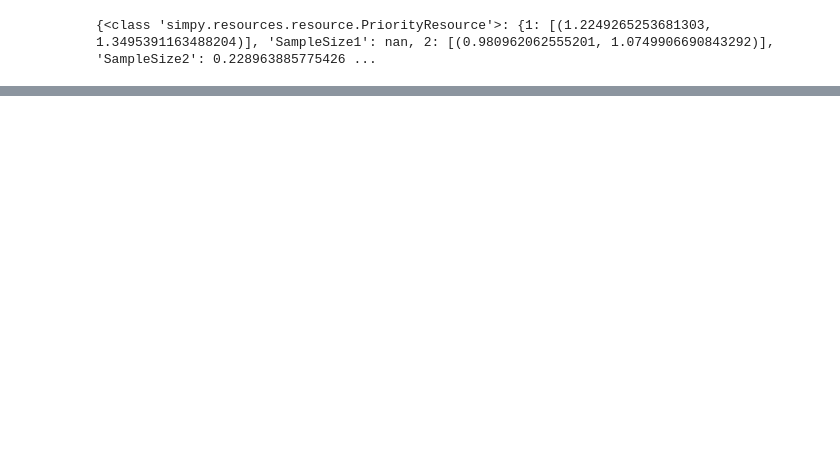
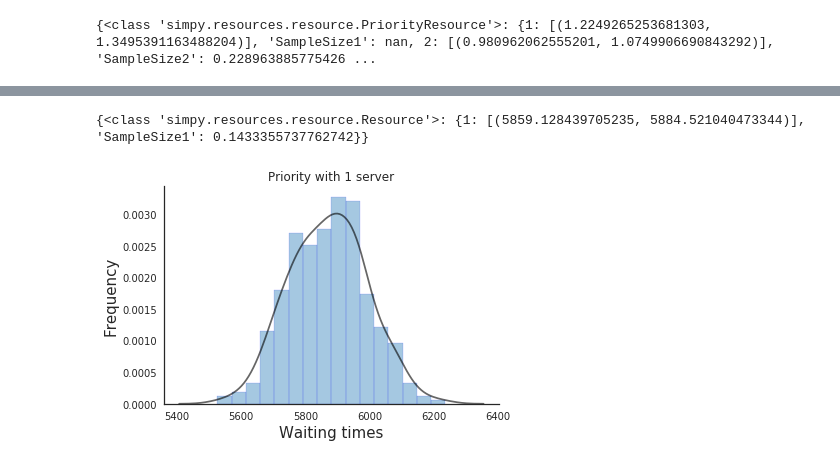
Before and after one commit to popoiopo/StochasticSim, a Jupyter notebook: Lennart/Opd 2/Bas_seaborn.ipynb, the cells around one changed output, grey strips where cells are left out. Saved outputs shown, nothing was run; the diff lists cells and outputs as text; code cells hidden in the pictures; blank space fills up the shorter version.

```diff
--- a/Lennart/Opd 2/Bas_seaborn.ipynb
+++ b/Lennart/Opd 2/Bas_seaborn.ipynb
@@ -436,7 +457,7 @@ print(getConf(resourceRunLT, "blockMean", 1, lI, serveT, rho))
 sns.set_style("white")
 sns.set_context("notebook")
 ax = sns.distplot(
-    resourceRunLT.loc[(resourceRunLT.Resource == "PriorityResource")
+    resourceRunLT.loc[(resourceRunLT.Resource == "Resource")
                        & (resourceRunLT.Helpers == 1)]["blockMean"],
     hist_kws={
         "rwidth": 1,
@@ -451,3 +472,4 @@ ax.set_xlabel('Waiting times', fontsize=15)
 ax.set_ylabel('Frequency', fontsize=15)
 ax.set_title('Priority with 1 server')
 sns.despine(ax=ax)
+# %% [output]
@@ -453,0 +479,2 @@ sns.despine(ax=ax)
+{<class 'simpy.resources.resource.Resource'>: {1: [(5859.128439705235, 5884.521040473344)], 'SampleSize1': 0.1433355737762742}}
+[figure, added]
```
Also changed, not shown: parts of 8 cells of this notebook, 4 other files.
